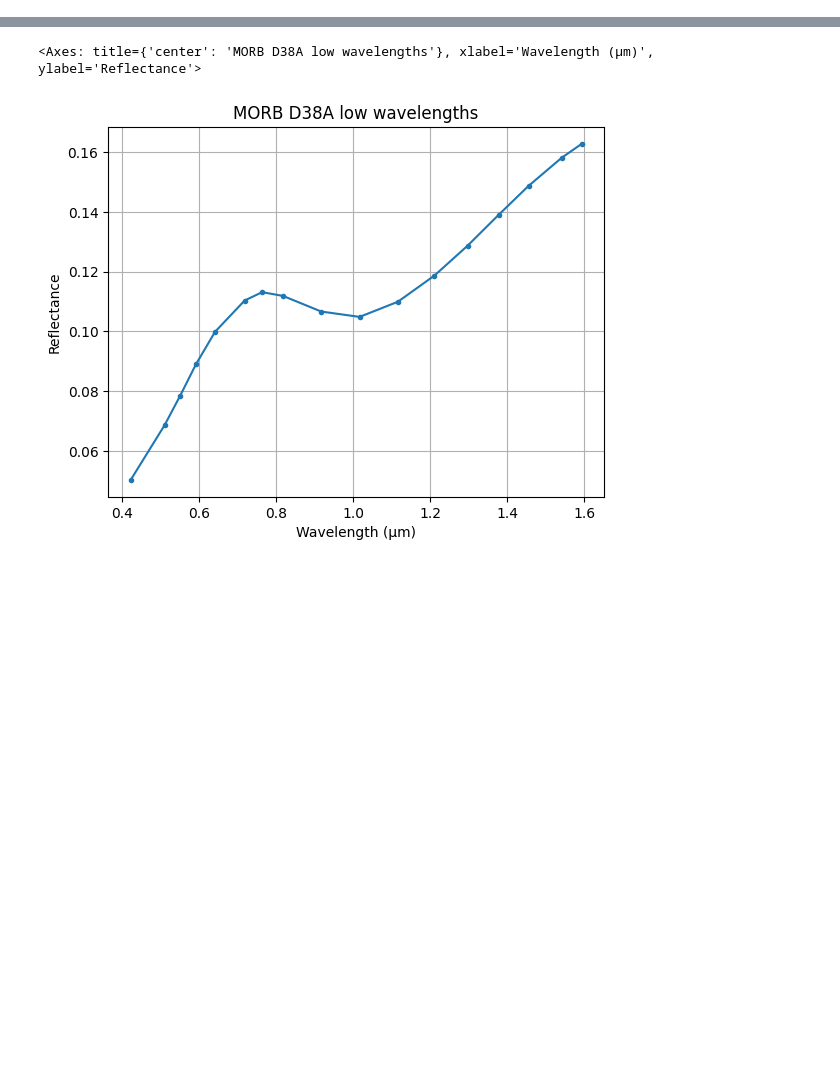
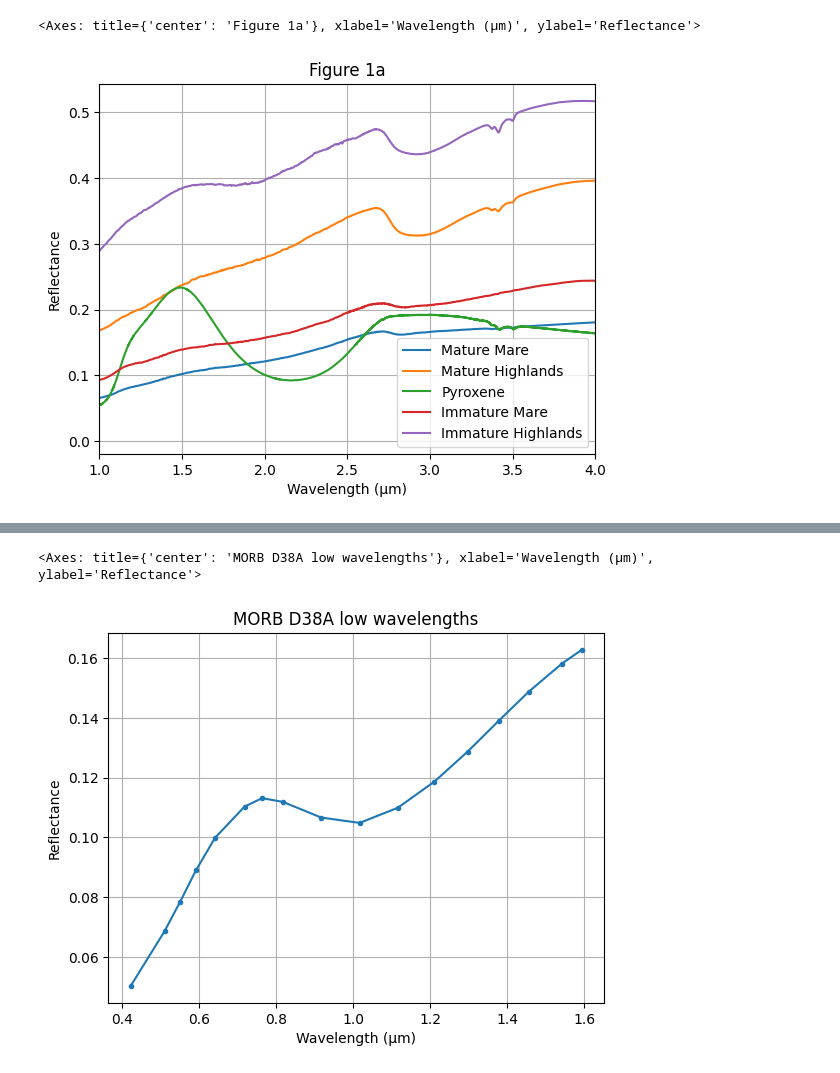
Before and after one commit to philiplinden/cremons-et-al-2022, a Jupyter notebook: repro/results.ipynb, the cells around one changed output, grey strips where cells are left out. Drawn from its saved outputs; the diff is of its cells as text; code cells hidden in the pictures; blank space fills up the shorter version.

```diff
--- a/repro/results.ipynb
+++ b/repro/results.ipynb
@@ -45,0 +59,13 @@ endmember_spectra.plot(
+# %%
+# Figure 1a
+endmember_spectra.plot(
+    title='Figure 1a',
+    xlabel='Wavelength (μm)',
+    ylabel='Reflectance',
+    grid=True,
+    legend=True,
+    xlim=(1, 4),
+)
+# %% [output]
+<Axes: title={'center': 'Figure 1a'}, xlabel='Wavelength (μm)', ylabel='Reflectance'>
+[figure, added]
```
Also changed, not shown: parts of 19 cells of this notebook.
